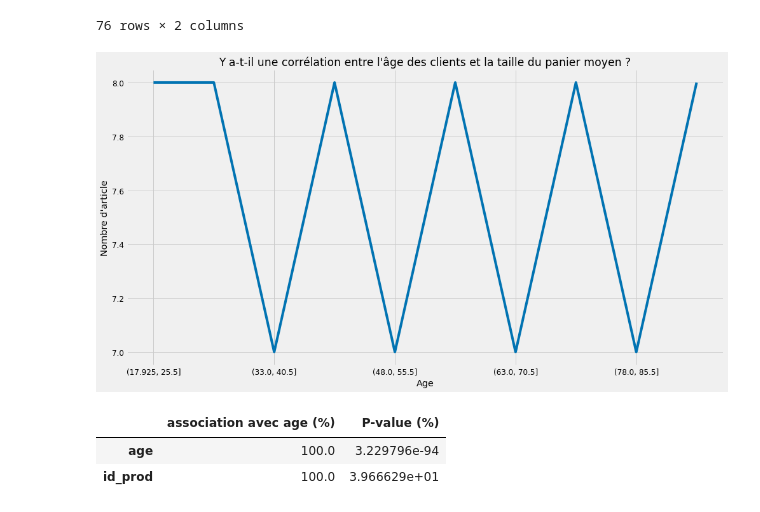
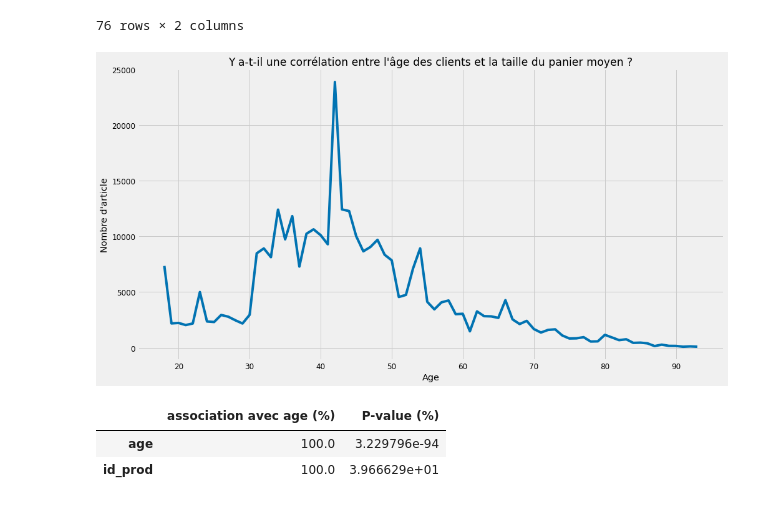
Before and after one commit to ProjetsDataAbde/Projects, a Jupyter notebook: Analyse des ventes/P4_02scriptsAnalyse.ipynb, the cells around one changed output. Saved outputs shown, nothing was run; the diff lists cells and outputs as text; code cells hidden in the pictures.

```diff
--- a/Analyse des ventes/P4_02scriptsAnalyse.ipynb
+++ b/Analyse des ventes/P4_02scriptsAnalyse.ipynb
@@ -1194,14 +1168,14 @@ df_test4
 # %%
 # visualisation de l'age des clients et la taille du panier moyen
 plt.rcParams.update({'font.size': 12})
 plt.figure(figsize=(15,8))
 plt.grid()
-df_test4.age.value_counts().sort_index().plot()
+df_1.age.value_counts().sort_index().plot()
 plt.ylabel("Nombre d'article")
 plt.xlabel("Age")
 plt.title("Y a-t-il une corrélation entre l'âge des clients et la taille du panier moyen ?");
 # %% [output]
-[figure, old version]
+[figure, new version]
 # %%
 # Encodage par transformer des modalités
 from sklearn import preprocessing
```
Also changed, not shown: parts of 3 cells of this notebook, 4 other files.
